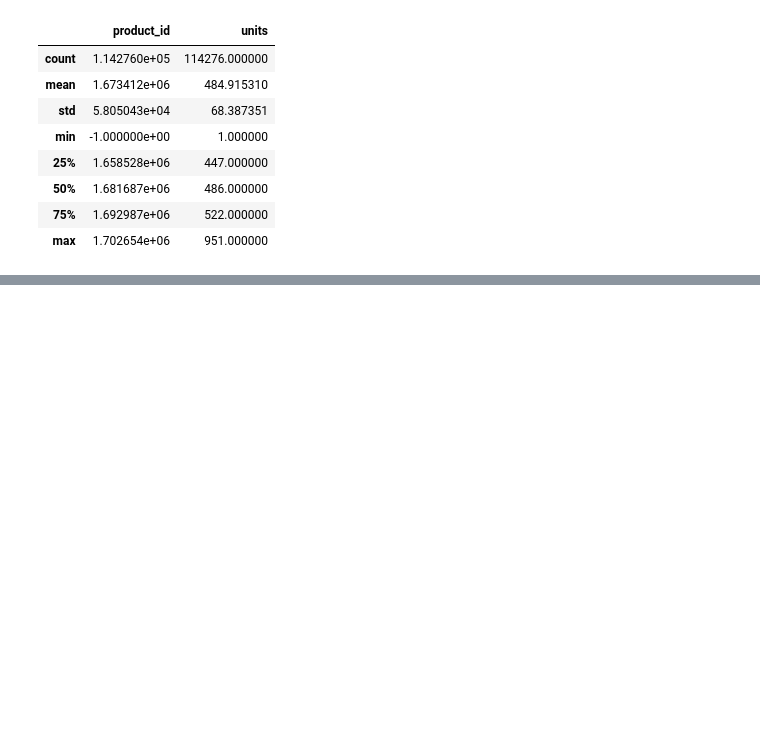
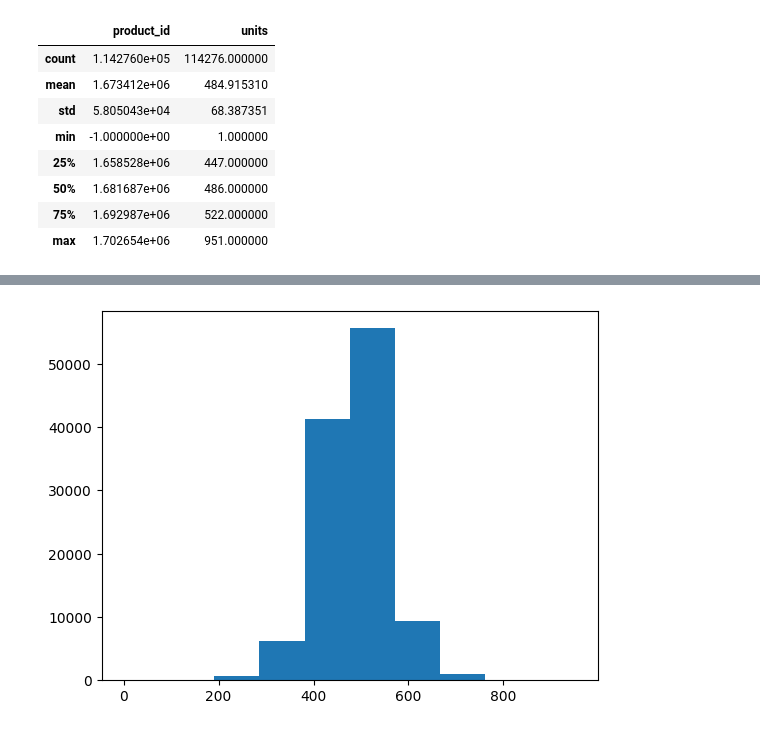
Before and after one commit to waze96/SupplyChainResilience-Datathon-2022-UPC, a Jupyter notebook: RAW_DATA/Pre_processing.ipynb, the cells around one changed output, grey strips where cells are left out. Saved outputs shown, nothing was run; the diff lists cells and outputs as text; code cells hidden in the pictures; blank space fills up the shorter version.

```diff
--- a/RAW_DATA/Pre_processing.ipynb
+++ b/RAW_DATA/Pre_processing.ipynb
@@ -67,0 +81,5 @@ df_orders.boxplot()
+# %%
+plt.hist(df_orders['units'])
+plt.show()
+# %% [output]
+[figure, added]
```
Also changed, not shown: parts of 12 cells of this notebook, 1 other file.
